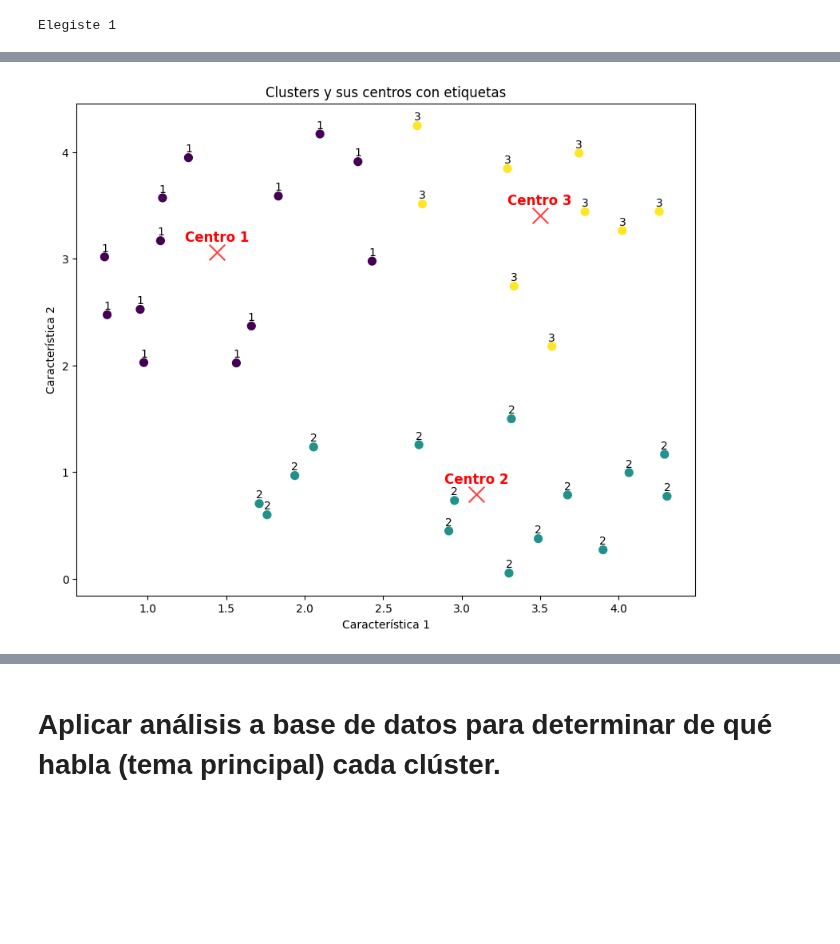
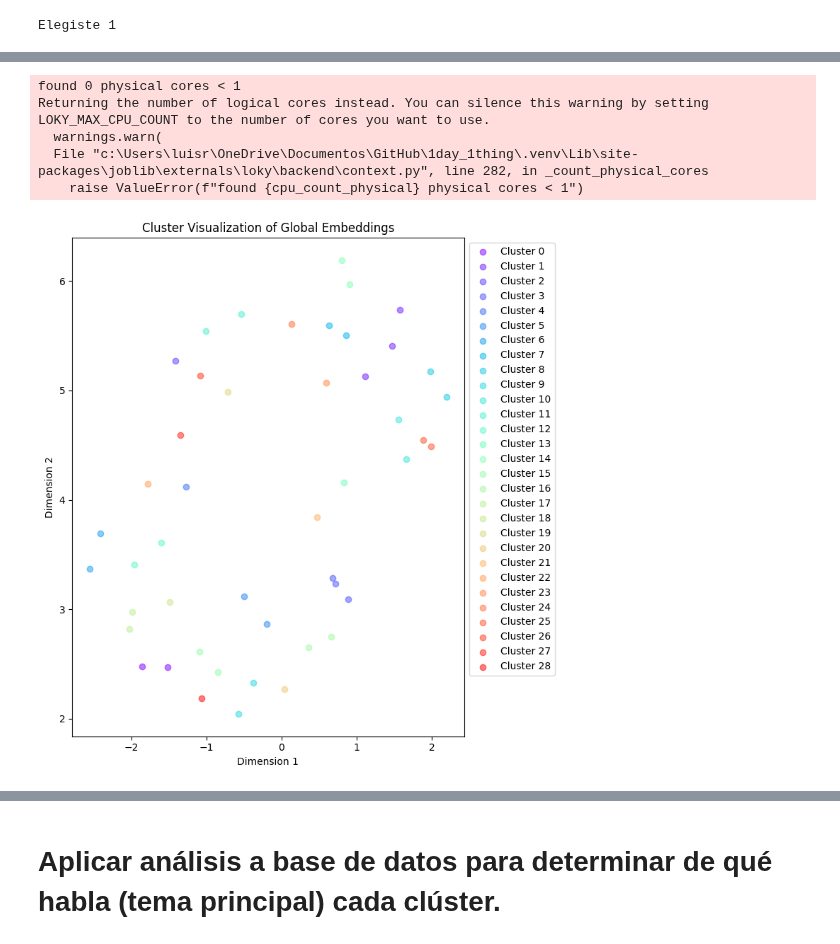
Before and after one commit to kikin3112/1day_1thing, a Jupyter notebook: prometeo/prometeo_wRAPTOR_func_test.ipynb, the cells around one changed output, grey strips where cells are left out. Saved outputs shown, nothing was run; the diff lists cells and outputs as text; code cells hidden in the pictures; blank space fills up the shorter version.

```diff
--- a/prometeo/prometeo_wRAPTOR_func_test.ipynb
+++ b/prometeo/prometeo_wRAPTOR_func_test.ipynb
@@ -53,8 +51,8 @@ for d in documents:
     d.page_content = d.page_content.replace('\n', ' ').replace('\t', ' ')
 # Separador de texto (límita el texto para que sea soportado por el LLM)
 text_splitter = RecursiveCharacterTextSplitter(
-    chunk_size=3000,
-    chunk_overlap=500
+    chunk_size=2000,
+    chunk_overlap=100
 )
 docs = text_splitter.split_documents(documents)
 texts = [doc.page_content for doc in docs]
@@ -191,28 +143,38 @@ Número óptimo de clústeres según el coeficiente de silueta: 3
-# %%
-# Suponiendo que 'global_embeddings_reduced' ya está definido
-optimal_k = input('¿Cuántos clústeres quiere usar?: ')
-
-kmeans = KMeans(n_clusters=int(optimal_k), random_state=0).fit(global_embeddings_reduced)
-labels = kmeans.labels_ + 1  # Agregar 1 a las etiquetas de los clústeres
-centers = kmeans.cluster_centers_
-
-# Visualizar los datos y los centros de los clústeres
-plt.figure(figsize=(10, 8))
-plt.scatter(global_embeddings_reduced[:, 0], global_embeddings_reduced[:, 1], c=labels, s=50, cmap='viridis')
-plt.scatter(centers[:, 0], centers[:, 1], c='red', s=200, alpha=0.75, marker='x')
-
-# Añadir etiquetas a los puntos de datos
-for i in range(len(global_embeddings_reduced)):
-    plt.annotate(str(labels[i]), (global_embeddings_reduced[i, 0], global_embeddings_reduced[i, 1]),
-                 textcoords="offset points", xytext=(0,5), ha='center')
-
-# Añadir etiquetas a los centros de los clústeres
-for i, center in enumerate(centers):
-    plt.annotate(f'Centro {i+1}', (center[0], center[1]), textcoords="offset points", xytext=(0,10), ha='center', color='red', fontsize=12, weight='bold')
-
-plt.title("Clusters y sus centros con etiquetas")
-plt.xlabel("Característica 1")
-plt.ylabel("Característica 2")
-plt.show()
-# %% [output]
-[figure, removed]
+# %%
+def get_optimal_clusters(embeddings: np.ndarray, max_clusters: int = 50, random_state: int = 1234):
+    max_clusters = min(max_clusters, len(embeddings))
+    bics = [GaussianMixture(n_components=n, random_state=random_state).fit(embeddings).bic(embeddings)
+            for n in range(1, max_clusters)]
+    return np.argmin(bics) + 1
+
+def gmm_clustering(embeddings: np.ndarray, threshold: float, random_state: int = 0):
+    n_clusters = get_optimal_clusters(embeddings)
+    gm = GaussianMixture(n_components=n_clusters, random_state=random_state).fit(embeddings)
+    probs = gm.predict_proba(embeddings)
+    labels = [np.where(prob > threshold)[0] for prob in probs]
+    return labels, n_clusters
+
+labels, _ = gmm_clustering(global_embeddings_reduced, threshold=0.5)
+
+plot_labels = np.array([label[0] if len(label) > 0 else -1 for label in labels])
+plt.figure(figsize=(10, 8))
+
+unique_labels = np.unique(plot_labels)
+colors = plt.cm.rainbow(np.linspace(0, 1, len(unique_labels)))
+
+for label, color in zip(unique_labels, colors):
+    mask = plot_labels == label
+    plt.scatter(global_embeddings_reduced[mask, 0], global_embeddings_reduced[mask, 1], color=color, label=f'Cluster {label}', alpha=0.5)
+
+plt.title("Cluster Visualization of Global Embeddings")
+plt.xlabel("Dimension 1")
+plt.ylabel("Dimension 2")
+plt.legend(bbox_to_anchor=(1, 1), loc='upper left')
+plt.tight_layout(rect=[0, 0, 0.75, 1])
+# %% [output]
+found 0 physical cores < 1
+Returning the number of logical cores instead. You can silence this warning by setting LOKY_MAX_CPU_COUNT to the number of cores you want to use.
+  warnings.warn(
+  File "c:\Users\luisr\OneDrive\Documentos\GitHub\1day_1thing\.venv\Lib\site-packages\joblib\externals\loky\backend\context.py", line 282, in _count_physical_cores
+    raise ValueError(f"found {cpu_count_physical} physical cores < 1")
+[figure, added]
```
Also changed, not shown: parts of 29 cells of this notebook, 7 other files.
